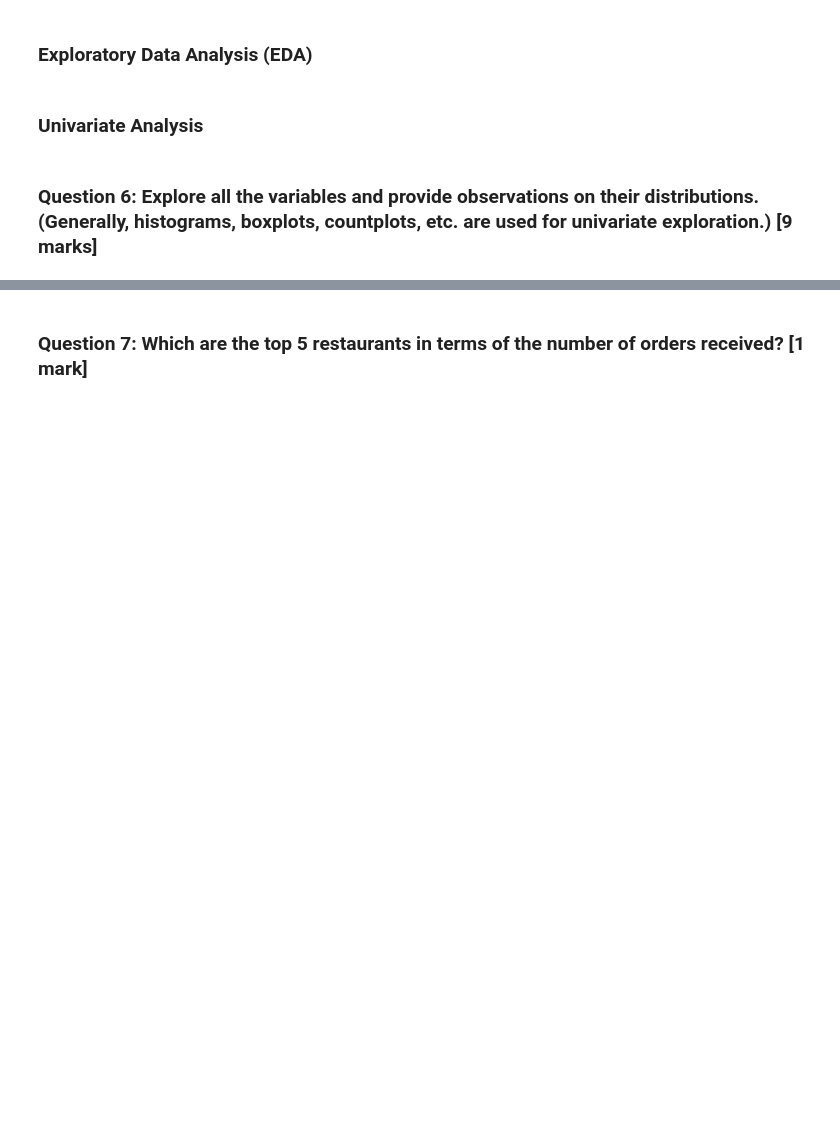
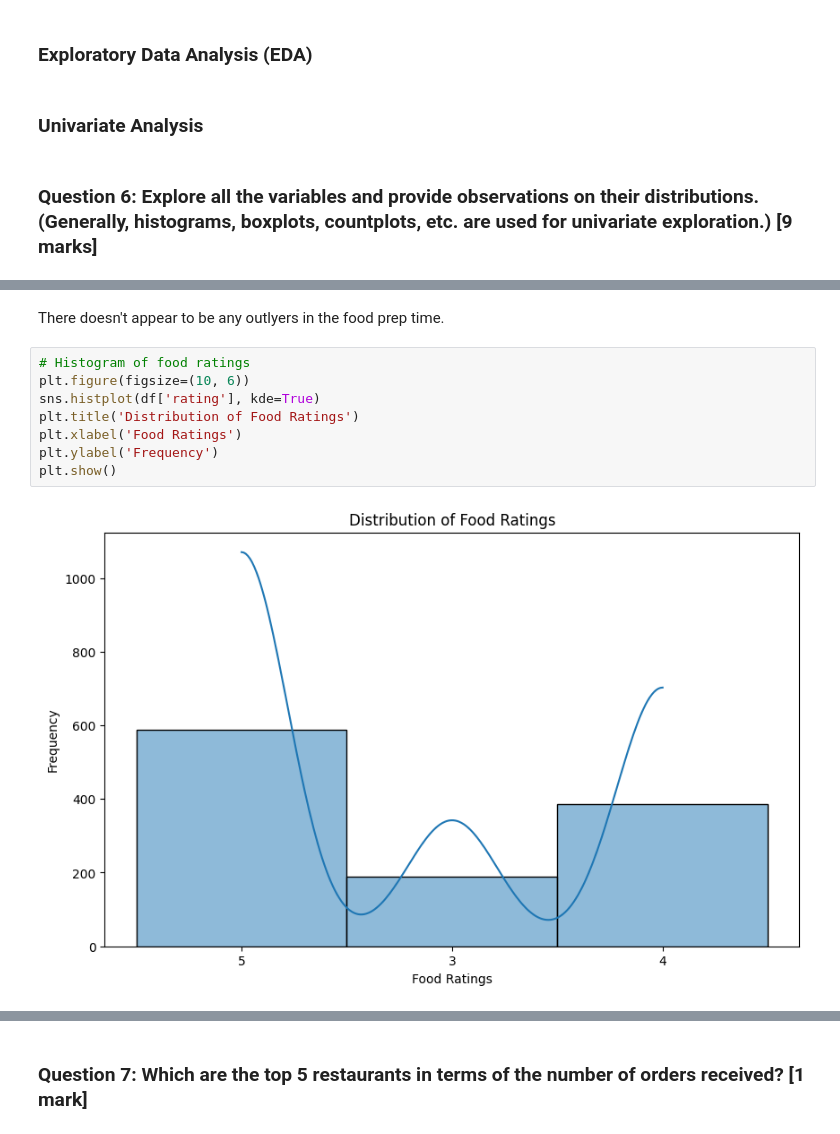
Before and after one commit to pieterkdevilliers/mit-foodhub, a Jupyter notebook: notebooks/FDS_Project_LearnerNotebook_FullCode.ipynb, the cells around one changed output, grey strips where cells are left out. Saved outputs shown, nothing was run; the diff lists cells and outputs as text; blank space fills up the shorter version.

```diff
--- a/notebooks/FDS_Project_LearnerNotebook_FullCode.ipynb
+++ b/notebooks/FDS_Project_LearnerNotebook_FullCode.ipynb
@@ -162,0 +236,12 @@ Name: count, dtype: int64
+# %% [markdown]
+There doesn't appear to be any outlyers in the food prep time.
+# %%
+# Histogram of food ratings
+plt.figure(figsize=(10, 6))
+sns.histplot(df['rating'], kde=True)
+plt.title('Distribution of Food Ratings')
+plt.xlabel('Food Ratings')
+plt.ylabel('Frequency')
+plt.show()
+# %% [output]
+[figure, added]
```
Also changed, not shown: parts of 51 cells of this notebook.
